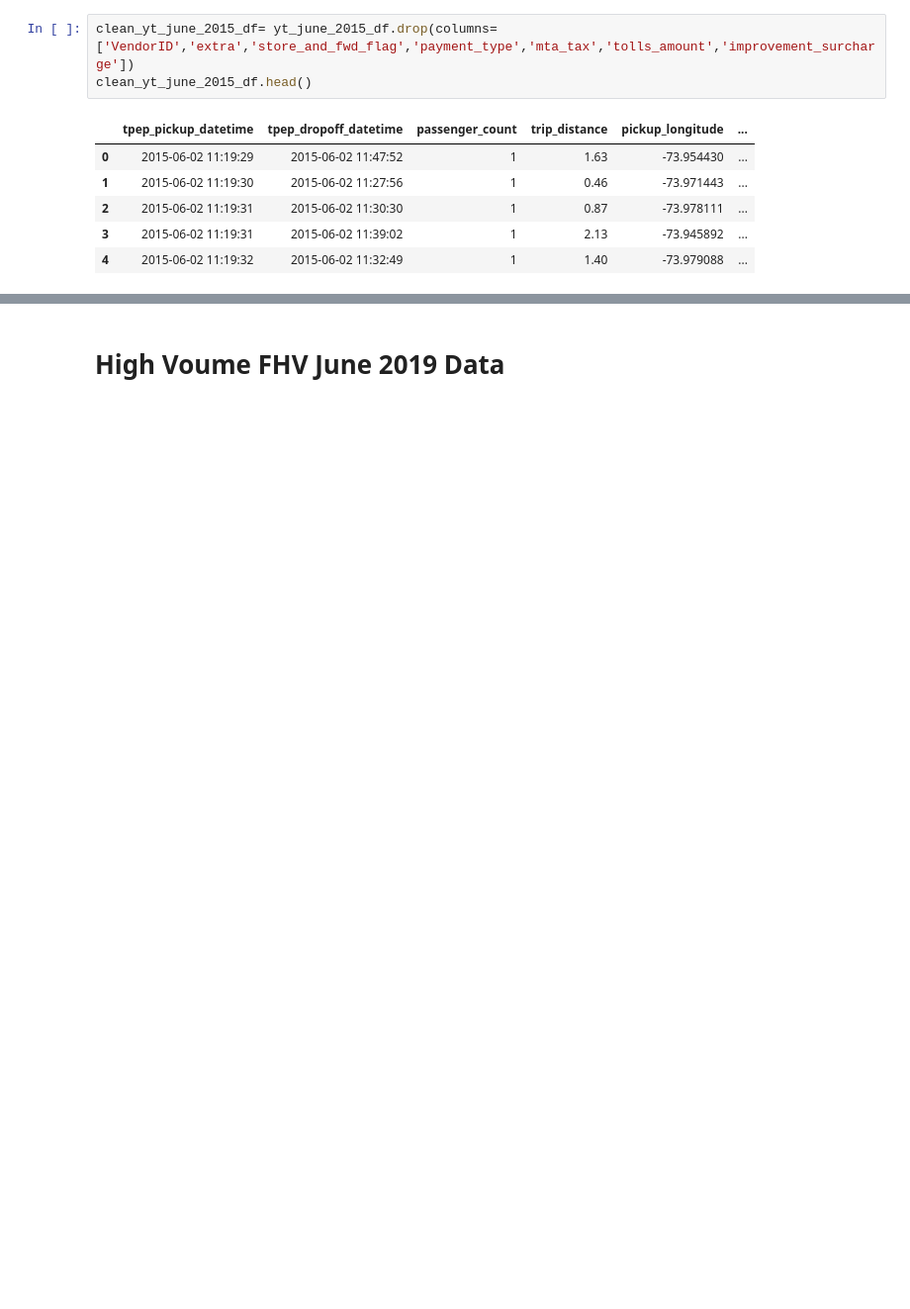
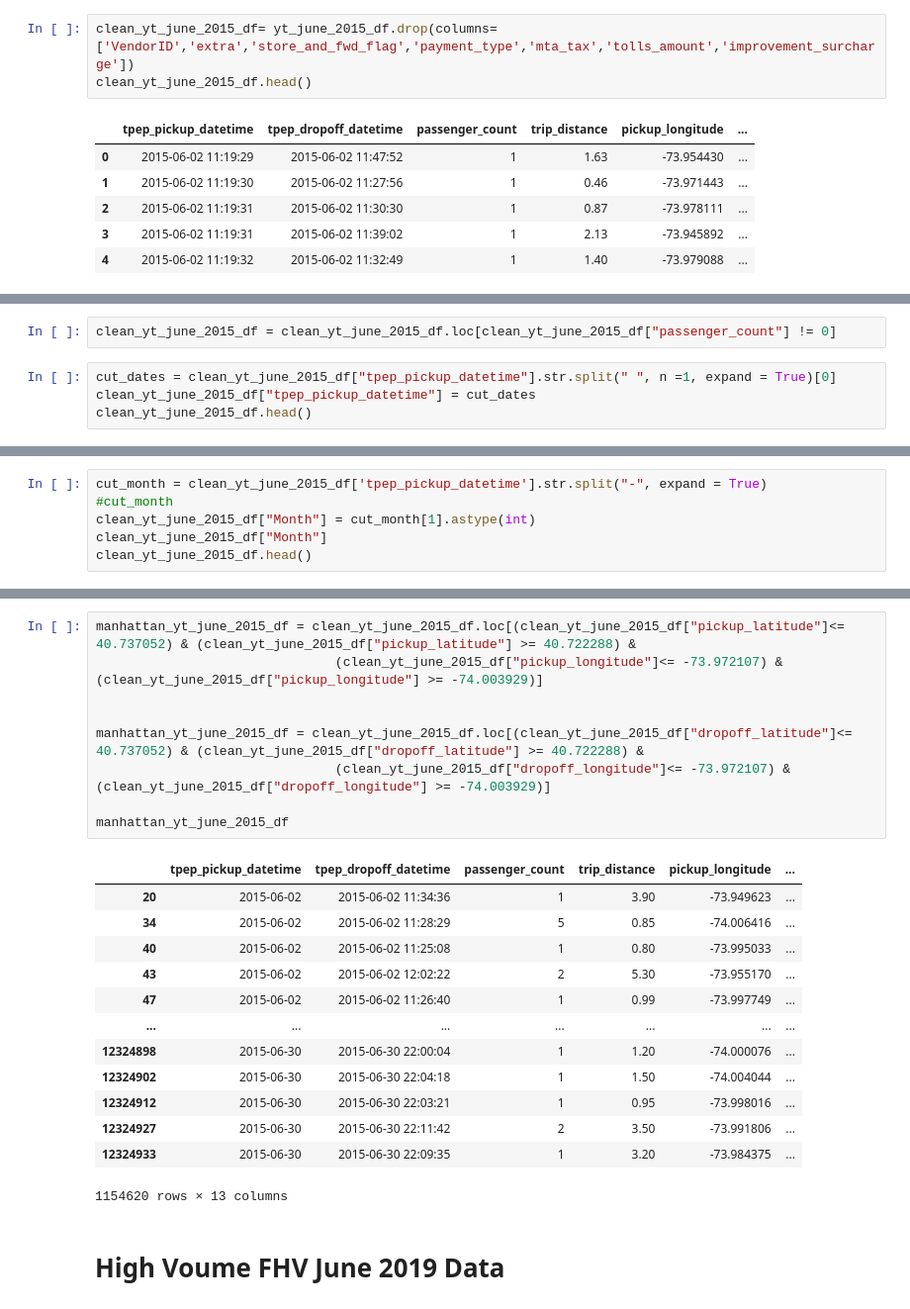
Before and after one commit to ILekawa9/Project-1, a Jupyter notebook: NYC_Taxi_Rideshare_Cleaning.ipynb, the cells around one changed output, grey strips where cells are left out. Shown at 99% size. Saved outputs shown, nothing was run; the diff lists cells and outputs as text; blank space fills up the shorter version.

```diff
--- a/NYC_Taxi_Rideshare_Cleaning.ipynb
+++ b/NYC_Taxi_Rideshare_Cleaning.ipynb
@@ -194,0 +55,6 @@ clean_fhv_dec_2019_df.head()
+# %%
+clean_yt_june_2015_df = clean_yt_june_2015_df.loc[clean_yt_june_2015_df["passenger_count"] != 0]
+# %%
+cut_dates = clean_yt_june_2015_df["tpep_pickup_datetime"].str.split(" ", n =1, expand = True)[0]
+clean_yt_june_2015_df["tpep_pickup_datetime"] = cut_dates
+clean_yt_june_2015_df.head()
@@ -194,0 +73,6 @@ clean_fhv_dec_2019_df.head()
+# %%
+cut_month = clean_yt_june_2015_df['tpep_pickup_datetime'].str.split("-", expand = True)
+#cut_month
+clean_yt_june_2015_df["Month"] = cut_month[1].astype(int)
+clean_yt_june_2015_df["Month"]
+clean_yt_june_2015_df.head()
@@ -195,3 +97,26 @@ clean_fhv_dec_2019_df.head()
+# %%
+manhattan_yt_june_2015_df = clean_yt_june_2015_df.loc[(clean_yt_june_2015_df["pickup_latitude"]<= 40.737052) & (clean_yt_june_2015_df["pickup_latitude"] >= 40.722288) &
+                               (clean_yt_june_2015_df["pickup_longitude"]<= -73.972107) & (clean_yt_june_2015_df["pickup_longitude"] >= -74.003929)]
+
+
+manhattan_yt_june_2015_df = clean_yt_june_2015_df.loc[(clean_yt_june_2015_df["dropoff_latitude"]<= 40.737052) & (clean_yt_june_2015_df["dropoff_latitude"] >= 40.722288) &
+                               (clean_yt_june_2015_df["dropoff_longitude"]<= -73.972107) & (clean_yt_june_2015_df["dropoff_longitude"] >= -74.003929)]
+
+manhattan_yt_june_2015_df
+# %% [output]
+|  | tpep_pickup_datetime | tpep_dropoff_datetime | passenger_count | trip_distance | pickup_longitude | ... |
+| 20 | 2015-06-02 | 2015-06-02 11:34:36 | 1 | 3.90 | -73.949623 | ... |
+| 34 | 2015-06-02 | 2015-06-02 11:28:29 | 5 | 0.85 | -74.006416 | ... |
+| 40 | 2015-06-02 | 2015-06-02 11:25:08 | 1 | 0.80 | -73.995033 | ... |
+| 43 | 2015-06-02 | 2015-06-02 12:02:22 | 2 | 5.30 | -73.955170 | ... |
+| 47 | 2015-06-02 | 2015-06-02 11:26:40 | 1 | 0.99 | -73.997749 | ... |
+| ... | ... | ... | ... | ... | ... | ... |
+| 12324898 | 2015-06-30 | 2015-06-30 22:00:04 | 1 | 1.20 | -74.000076 | ... |
+| 12324902 | 2015-06-30 | 2015-06-30 22:04:18 | 1 | 1.50 | -74.004044 | ... |
+| 12324912 | 2015-06-30 | 2015-06-30 22:03:21 | 1 | 0.95 | -73.998016 | ... |
+| 12324927 | 2015-06-30 | 2015-06-30 22:11:42 | 2 | 3.50 | -73.991806 | ... |
+| 12324933 | 2015-06-30 | 2015-06-30 22:09:35 | 1 | 3.20 | -73.984375 | ... |
+1154620 rows × 13 columns
 # %% [markdown]
 # High Voume FHV June 2019 Data
 # %%
```
Also changed, not shown: parts of 33 cells of this notebook.
